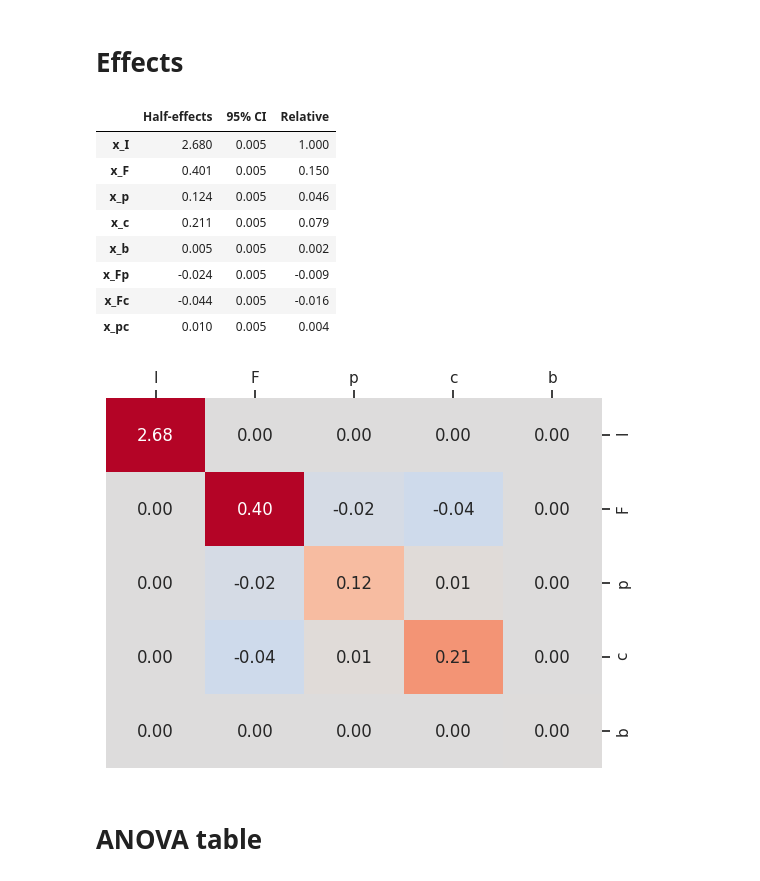
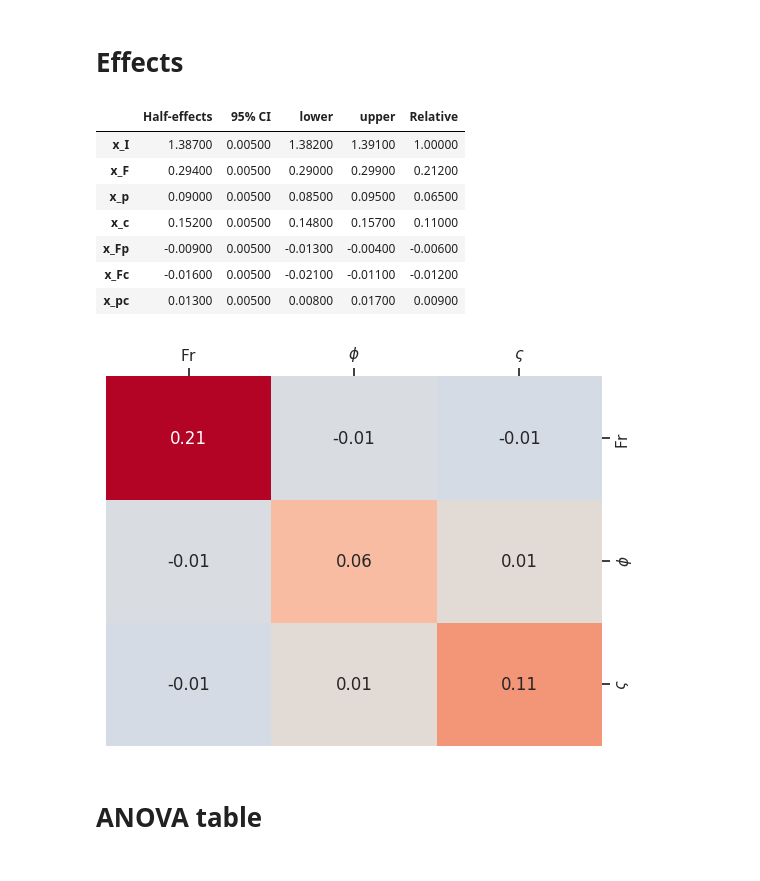
Before and after one commit to giboul/DoE_project, a Jupyter notebook: results_analysis_loglog.ipynb, the cells around one changed output. Drawn from its saved outputs; the diff is of its cells as text; code cells hidden in the pictures.

```diff
--- a/results_analysis_loglog.ipynb
+++ b/results_analysis_loglog.ipynb
@@ -28,7 +43,7 @@ plt.show()
 # %%
 %matplotlib inline
 M = model_matrix(
-    "F + p + c + b + F:p + F:c + p:c",
+    "F + p + c + F:p + F:c + p:c",
     E
 ).rename(columns=dict(Intercept="I"))
 M.to_csv("matrix_model.csv", index=False)
@@ -43,8 +58,9 @@ plt.show()
 # Results
 # %%
 %matplotlib inline
-R = np.loadtxt("hmax.csv", delimiter=",")
-plt.bar(x=np.arange(R.size), height=R)
+hmax = np.loadtxt("hmax.csv", delimiter=",")
+R = hmax / config["avalanche_depth"]
+plt.bar(x=np.arange(R.size), height=hmax)
 plt.xlabel("Experiment id")
 plt.ylabel(r"$h_\mathrm{max}$ [m]")
 plt.show()
@@ -54,76 +70,81 @@ plt.show()
 # Effects
 # %%
 def half_effects(M, R):
-    Half_effects = np.linalg.solve(M.T @ M, M.T @ R)
-    Rel_effects = Half_effects / Half_effects[0]
+    half_effects = np.linalg.solve(M.T @ M, M.T @ R)
+    rel_effects = half_effects / half_effects[0]
 
     beta = 0.95
     alpha = 1-beta
     dof = M.shape[0] - M.shape[1]
     t_student = t.ppf(beta + alpha/2, dof)
 
-    residue = R - M @ Half_effects
+    residue = R - M @ half_effects
     var_exp = residue.T @ residue /(dof)
-    D3 = np.linalg.inv(M.T @ M)
-    CI = t_student * np.sqrt(np.diag(D3) * var_exp)
+    D = np.linalg.inv(M.T @ M)
+    CI = t_student * np.sqrt((D @ np.ones(D.shape[1])) * var_exp)
+    lower = half_effects - CI
+    upper = half_effects + CI
 
     return pd.DataFrame(
-        np.vstack((Half_effects.T, CI.T, Rel_effects.T)),
-        index=["Half-effects", f"{beta:.0%} CI", "Relative"],
+        np.vstack((half_effects.T, CI.T, lower.T, upper.T, rel_effects.T)),
+        index=["Half-effects", f"{beta:.0%} CI", "lower", "upper", "Relative"],
         columns=[f"x_{c.replace(':', '')}" for c in M.columns]
     )
 # %%
 %matplotlib inline
-effect_df = half_effects(M, np.log(R))
+effect_df = half_effects(M, np.log(1+R))
 
 effects = effect_df.iloc[0]
 effects.index = effects.index.str.replace(":", "")
+
+rel_effects = effect_df.iloc[-1]
+rel_effects.index = effects.index.str.replace(":", "")
 
 display(
   effect_df
   .T
   .round(3)
   .style.background_gradient(cmap="coolwarm", axis="columns")
-  .format(precision=3)
+  .format(precision=5)
 )
 # %% [output]
-|  | Half-effects | 95% CI | Relative |
-| x_I | 2.680 | 0.005 | 1.000 |
-| x_F | 0.401 | 0.005 | 0.150 |
-| x_p | 0.124 | 0.005 | 0.046 |
-| x_c | 0.211 | 0.005 | 0.079 |
-| x_b | 0.005 | 0.005 | 0.002 |
-| x_Fp | -0.024 | 0.005 | -0.009 |
-| x_Fc | -0.044 | 0.005 | -0.016 |
-| x_pc | 0.010 | 0.005 | 0.004 |
+|  | Half-effects | 95% CI | lower | upper | Relative |
+| x_I | 1.38700 | 0.00500 | 1.38200 | 1.39100 | 1.00000 |
+| x_F | 0.29400 | 0.00500 | 0.29000 | 0.29900 | 0.21200 |
+| x_p | 0.09000 | 0.00500 | 0.08500 | 0.09500 | 0.06500 |
+| x_c | 0.15200 | 0.00500 | 0.14800 | 0.15700 | 0.11000 |
+| x_Fp | -0.00900 | 0.00500 | -0.01300 | -0.00400 | -0.00600 |
+| x_Fc | -0.01600 | 0.00500 | -0.02100 | -0.01100 | -0.01200 |
+| x_pc | 0.01300 | 0.00500 | 0.00800 | 0.01700 | 0.00900 |
 # %%
 %matplotlib inline
 
 M_main = M[M.columns[~M.columns.str.contains(":")]]
 
 n_main = len(M_main.columns) - 1
 effect_matrix = np.zeros((n_main, n_main), dtype=np.float16)
 
 for i, f1 in enumerate(M_main.columns[1:]):
     for j, f2 in enumerate(M_main.columns[i+1:], start=i):
         if f1 == f2:
             f = f"x_{f1}"
         else:
             f = f"x_{f1}{f2}"
         if f in effects:
-            effect_matrix[i, j] = effects[f]
-            effect_matrix[j, i] = effects[f]
+            effect_matrix[i, j] = rel_effects[f]
+            effect_matrix[j, i] = rel_effects[f]
 
-effect_matrix = np.pad(effect_matrix, ((1, 0), (1, 0)), mode="constant", constant_values=0)
-effect_matrix[0, 0] = effects["x_I"]
+# effect_matrix = np.pad(effect_matrix, ((1, 0), (1, 0)), mode="constant", constant_values=0)
+# effect_matrix[0, 0] = rel_effects["x_I"]
 
-effect_matrix = pd.DataFrame(effect_matrix, columns=M_main.columns)
-vmax = np.abs(effect_matrix.drop(columns="I")).max(axis=None)
+effect_matrix = pd.DataFrame(effect_matrix, columns=M_main.columns[1:])
+vmax = np.abs(effect_matrix.drop(columns="I", errors="ignore")).max(axis=None)
 
-show_matrix(effect_matrix, vmin=-vmax, vmax=vmax, yticklabels=M_main.columns, fmt=".2f")
+show_matrix(effect_matrix, vmin=-vmax, vmax=vmax, yticklabels=[names[c] for c in M_main.columns[1:]], fmt=".2f")
+plt.savefig("media/relative_effect_loglog.svg")
 plt.show()
 # %% [output]
-[figure, old version]
+[figure, new version]
 # %% [markdown]
 # ANOVA table
 # %%
```
Also changed, not shown: parts of 11 cells of this notebook, 45 other files.
